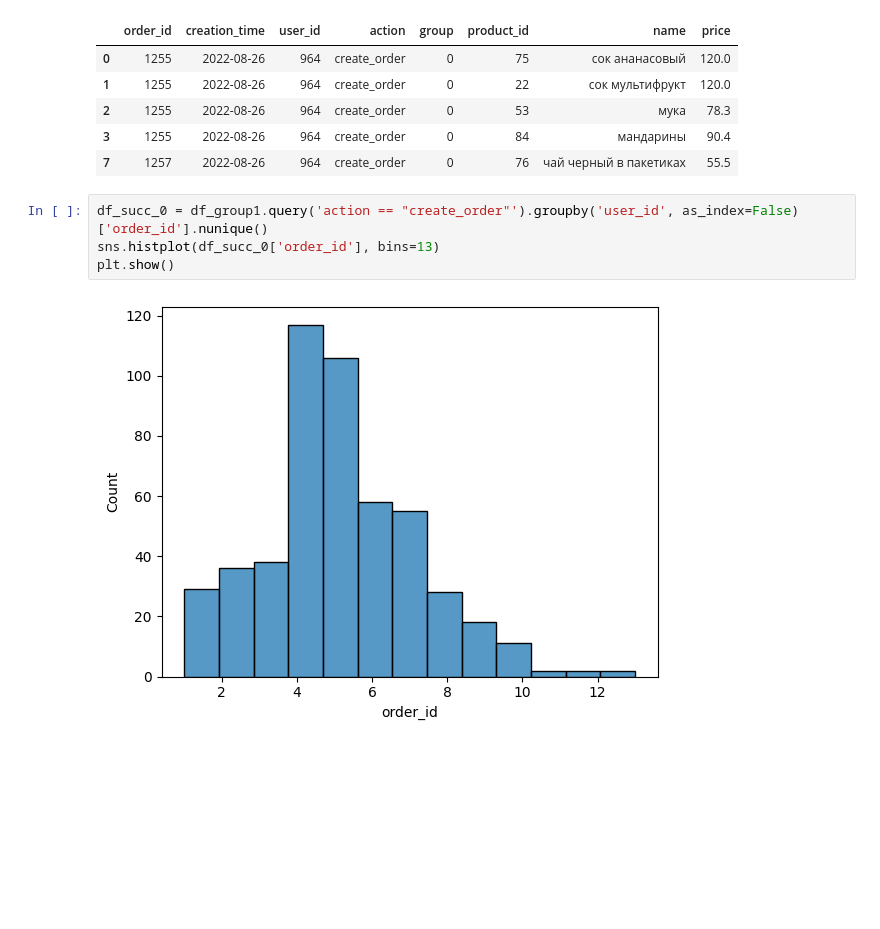
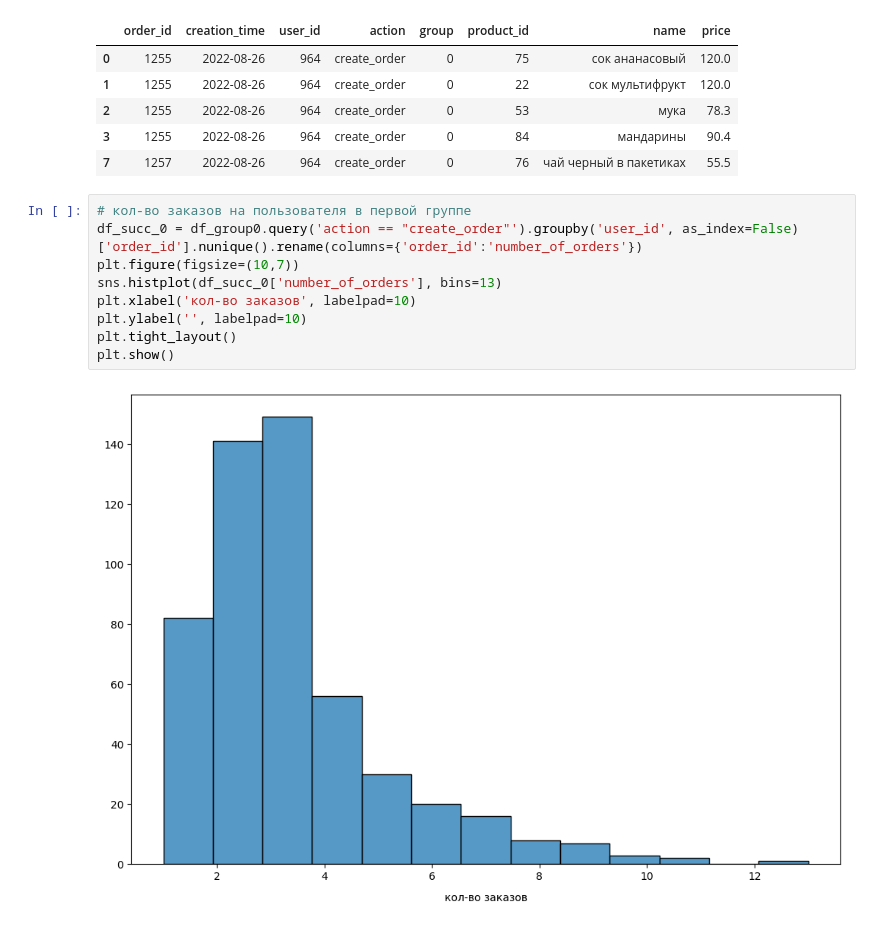
Before and after one commit to dremer03/data-projects, a Jupyter notebook: ab tests/delivery app/ab__delivery_app.ipynb, the cells around one changed output. Drawn from its saved outputs; the diff is of its cells as text; blank space fills up the shorter version.

```diff
--- a/ab tests/delivery app/ab__delivery_app.ipynb
+++ b/ab tests/delivery app/ab__delivery_app.ipynb
@@ -214,9 +216,14 @@ df_group0.head()
 | 3 | 1255 | 2022-08-26 | 964 | create_order | 0 | 84 | мандарины | 90.4 |
 | 7 | 1257 | 2022-08-26 | 964 | create_order | 0 | 76 | чай черный в пакетиках | 55.5 |
 # %%
-df_succ_0 = df_group1.query('action == "create_order"').groupby('user_id', as_index=False)['order_id'].nunique()
-sns.histplot(df_succ_0['order_id'], bins=13)
+# кол-во заказов на пользователя в первой группе
+df_succ_0 = df_group0.query('action == "create_order"').groupby('user_id', as_index=False)['order_id'].nunique().rename(columns={'order_id':'number_of_orders'})
+plt.figure(figsize=(10,7))
+sns.histplot(df_succ_0['number_of_orders'], bins=13)
+plt.xlabel('кол-во заказов', labelpad=10)
+plt.ylabel('', labelpad=10)
+plt.tight_layout()
 plt.show()
 # %% [output]
-[figure, old version]
+[figure, new version]
 # %%
```
Also changed, not shown: parts of 15 cells of this notebook.
